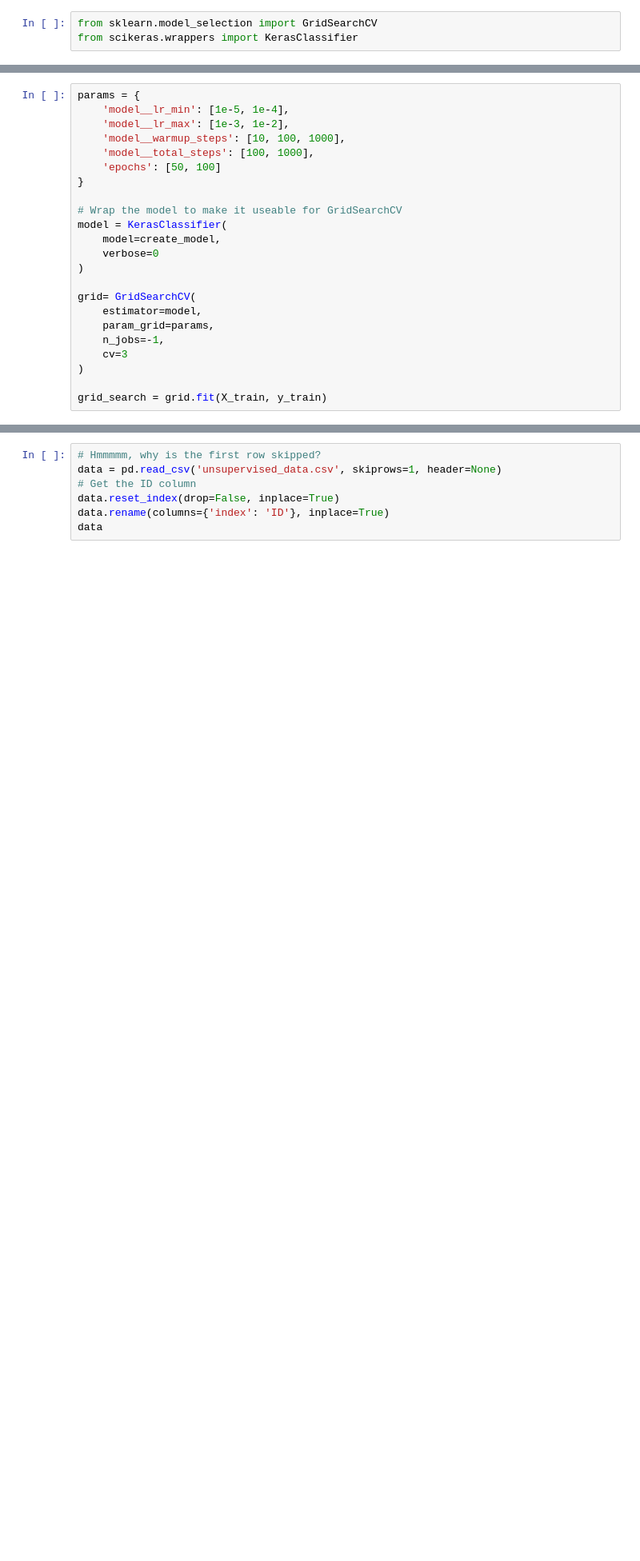
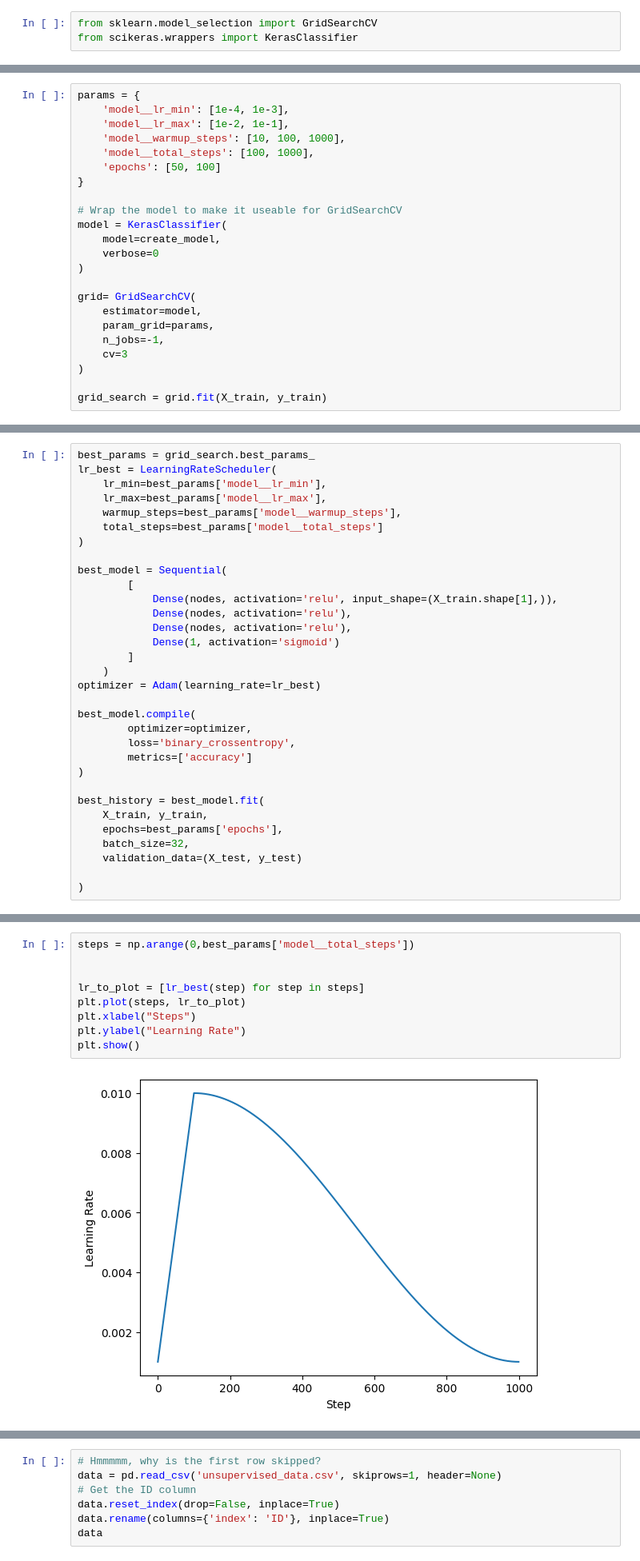
Before and after one commit to fjhanevo/TDT4172, a Jupyter notebook: Assignment2/Chapter_2.ipynb, the cells around one changed output, grey strips where cells are left out. Shown: that part at 80% size. Saved outputs shown, nothing was run; the diff lists cells and outputs as text; blank space fills up the shorter version.

Commit message:
added learning rate plot, added nodes param, added a new layer to the model

```diff
--- a/Assignment2/Chapter_2.ipynb
+++ b/Assignment2/Chapter_2.ipynb
@@ -182,8 +191,8 @@ def create_model(lr_min, lr_max, warmup_steps, total_steps):
     return model
 # %%
 params = {
-    'model__lr_min': [1e-5, 1e-4],
-    'model__lr_max': [1e-3, 1e-2],
+    'model__lr_min': [1e-4, 1e-3],
+    'model__lr_max': [1e-2, 1e-1],
     'model__warmup_steps': [10, 100, 1000],
     'model__total_steps': [100, 1000],
     'epochs': [50, 100]
@@ -225,0 +240,32 @@ print(f"Best params: {grid_search.best_params_}")
+# %%
+best_params = grid_search.best_params_
+lr_best = LearningRateScheduler(
+    lr_min=best_params['model__lr_min'],
+    lr_max=best_params['model__lr_max'],
+    warmup_steps=best_params['model__warmup_steps'],
+    total_steps=best_params['model__total_steps']
+)
+
+best_model = Sequential(
+        [
+            Dense(nodes, activation='relu', input_shape=(X_train.shape[1],)),
+            Dense(nodes, activation='relu'),
+            Dense(nodes, activation='relu'),
+            Dense(1, activation='sigmoid')
+        ]
+    )
+optimizer = Adam(learning_rate=lr_best)
+
+best_model.compile(
+        optimizer=optimizer,
+        loss='binary_crossentropy',
+        metrics=['accuracy']
+)
+
+best_history = best_model.fit(
+    X_train, y_train,
+    epochs=best_params['epochs'],
+    batch_size=32,
+    validation_data=(X_test, y_test)
+
+)
@@ -225,0 +341,11 @@ print(f"Best params: {grid_search.best_params_}")
+# %%
+steps = np.arange(0,best_params['model__total_steps'])
+
+
+lr_to_plot = [lr_best(step) for step in steps]
+plt.plot(steps, lr_to_plot)
+plt.xlabel("Steps")
+plt.ylabel("Learning Rate")
+plt.show()
+# %% [output]
+[figure, added]
```
Also changed, not shown: parts of 13 cells of this notebook.
